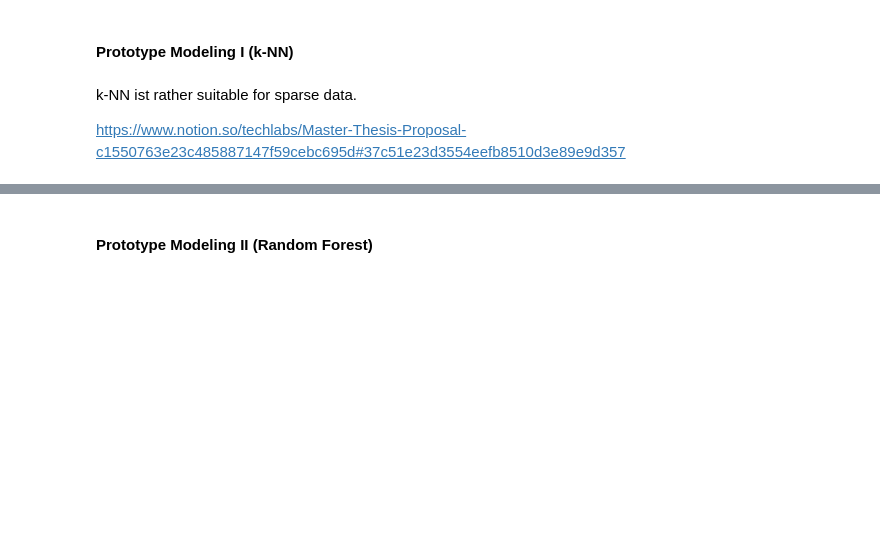
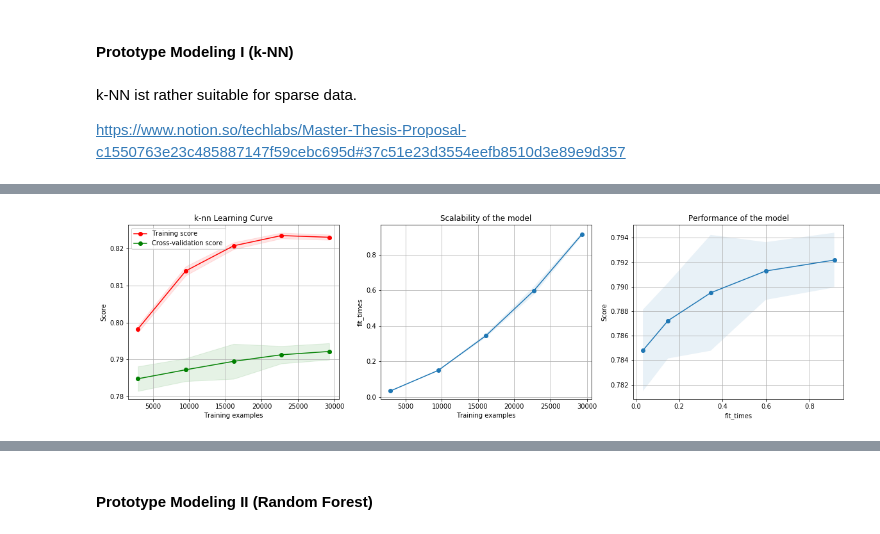
Before and after one commit to NilsBahr94/Master_Thesis_Algorithmic-Bias-in-AI, a Jupyter notebook: Master_Thesis_Algorithmic_Bias_Analysis.ipynb, the cells around one changed output, grey strips where cells are left out. Drawn from its saved outputs; the diff is of its cells as text; code cells hidden in the pictures; blank space fills up the shorter version.

```diff
--- a/Master_Thesis_Algorithmic_Bias_Analysis.ipynb
+++ b/Master_Thesis_Algorithmic_Bias_Analysis.ipynb
@@ -560,13 +578,12 @@ X_train, X_test, y_train, y_test = train_test_split(df_3_adult_train_input,
 # %%
-# Train algorithm
-
+# Train Algorithm - Cross Validation
+from sklearn.model_selection import cross_val_score
 from sklearn.neighbors import KNeighborsClassifier
 
 # Setup
-knn = KNeighborsClassifier(n_neighbors=6)
+knn = KNeighborsClassifier(n_neighbors=6) # To Do: Check appropriatness of hyperparameter
+# Train
+knn.fit(df_3_adult_train_input, df_3_adult_train_label)
 
-# Train
-knn.fit(X_train, y_train)
-
-# Predict
-y_pred = knn.predict(X_test)
+scores = cross_val_score(knn, df_3_adult_train_input, df_3_adult_train_label,
+                         scoring = "f1", cv = 10) # To Do: Change metric
@@ -600,0 +772,5 @@ roc_auc_score(y_test, y_pred_prob)
+# %%
+plot_learning_curve(estimator=knn, title="k-nn Learning Curve", X = df_3_adult_train_input, y = df_3_adult_train_label,
+                    axes=None, ylim=None, cv=10,
+                    n_jobs=None, train_sizes=np.linspace(.1, 1.0, 5))
+# %% [output]
@@ -600,0 +778 @@ roc_auc_score(y_test, y_pred_prob)
+[figure, added]
```
Also changed, not shown: parts of 22 cells of this notebook.
